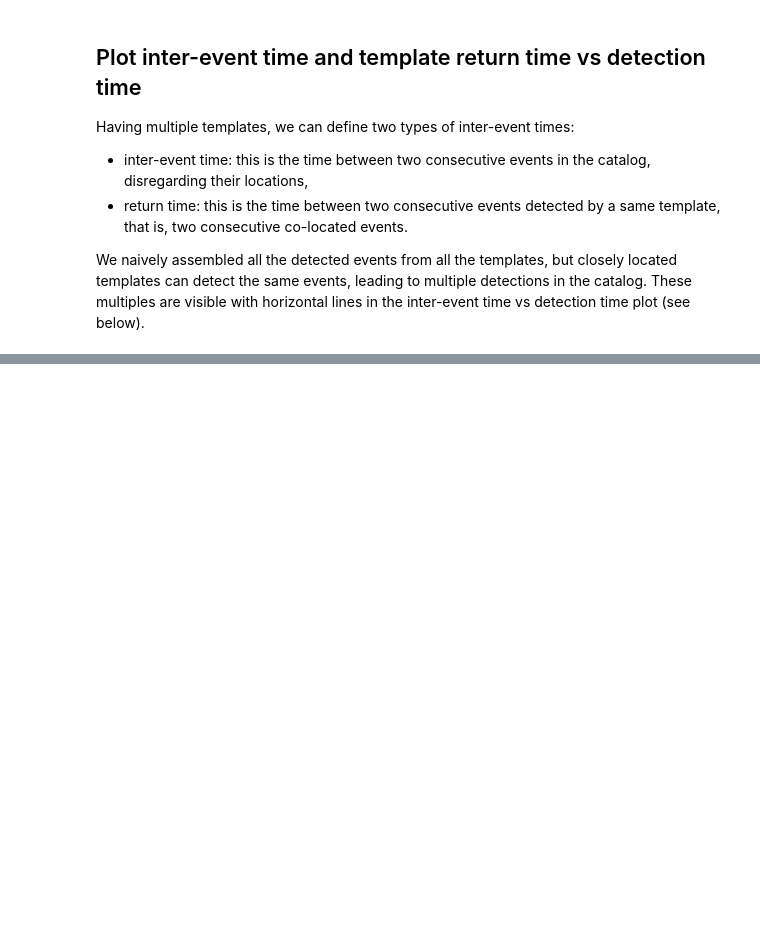
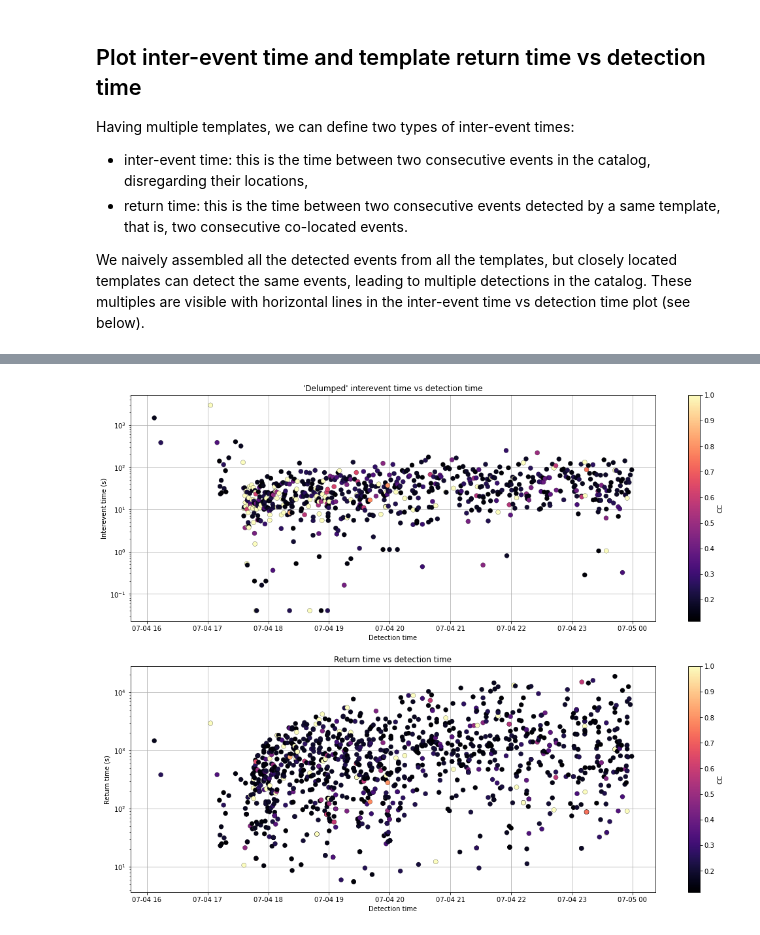
Before and after one commit to AI4EPS/Earthquake_Catalog_Workshop, a Jupyter notebook: notebooks/tm_multiple_templates.ipynb, the cells around one changed output, grey strips where cells are left out. Cells and saved outputs as stored; diff of their text form; code cells hidden in the pictures; blank space fills up the shorter version.

```diff
--- a/notebooks/tm_multiple_templates.ipynb
+++ b/notebooks/tm_multiple_templates.ipynb
@@ -678,0 +1030,29 @@ for ax in axes:
+# %%
+cat_delumped = catalog[catalog["unique_event"]]
+interevent_times_delumped_cat = cat_delumped["detection_time"].diff().dt.total_seconds()
+
+fig, axes = plt.subplots(num="delumped_interevent_time_vs_detection_time", nrows=2, figsize=(18, 14))
+
+axes[0].scatter(
+    cat_delumped["detection_time"], interevent_times_delumped_cat, c=cat_delumped["cc"],
+    linewidths=0.25, edgecolor="k", cmap="magma", s=50, zorder=2
+    )
+axes[0].set_xlabel("Detection time")
+axes[0].set_ylabel("Interevent time (s)")
+axes[0].set_title("'Delumped' interevent time vs detection time")
+
+axes[1].scatter(
+    catalog["detection_time"], catalog["return_time_s"], c=catalog["cc"],
+    linewidths=0.25, edgecolor="k", cmap="magma", s=50, zorder=2
+    )
+axes[1].set_xlabel("Detection time")
+axes[1].set_ylabel("Return time (s)")
+axes[1].set_title("Return time vs detection time")
+
+for ax in axes:
+    ax.grid()
+    cbar = plt.colorbar(ax.collections[0], ax=ax)
+    cbar.set_label("CC")
+    ax.set_yscale("log")
+# %% [output]
+[figure, added]
```
Also changed, not shown: parts of 19 cells of this notebook.
